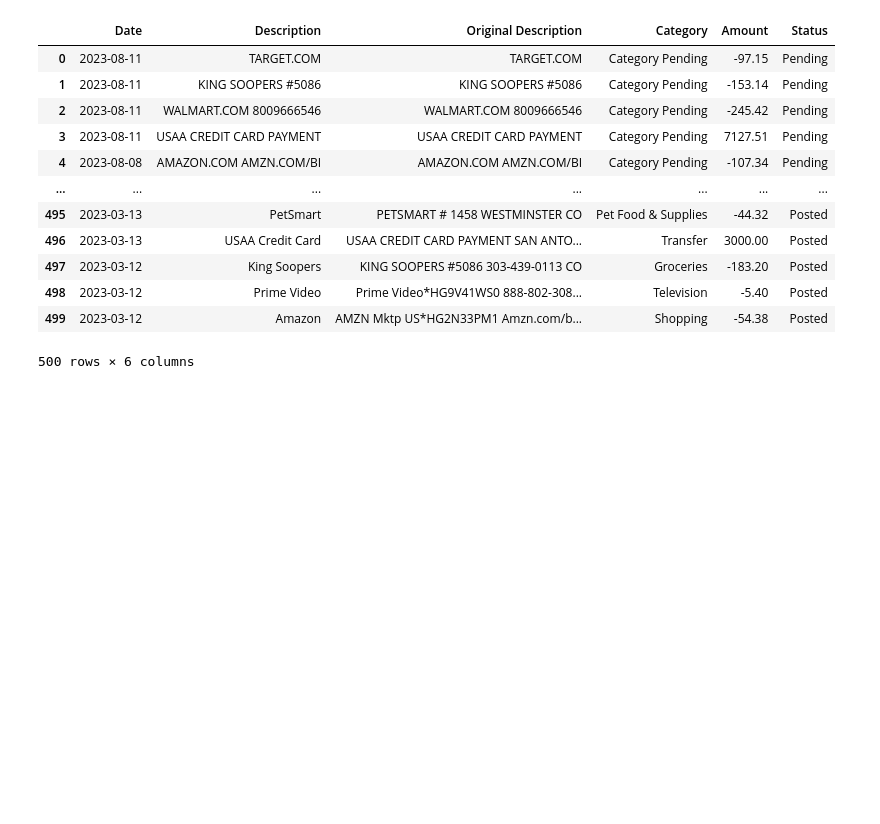
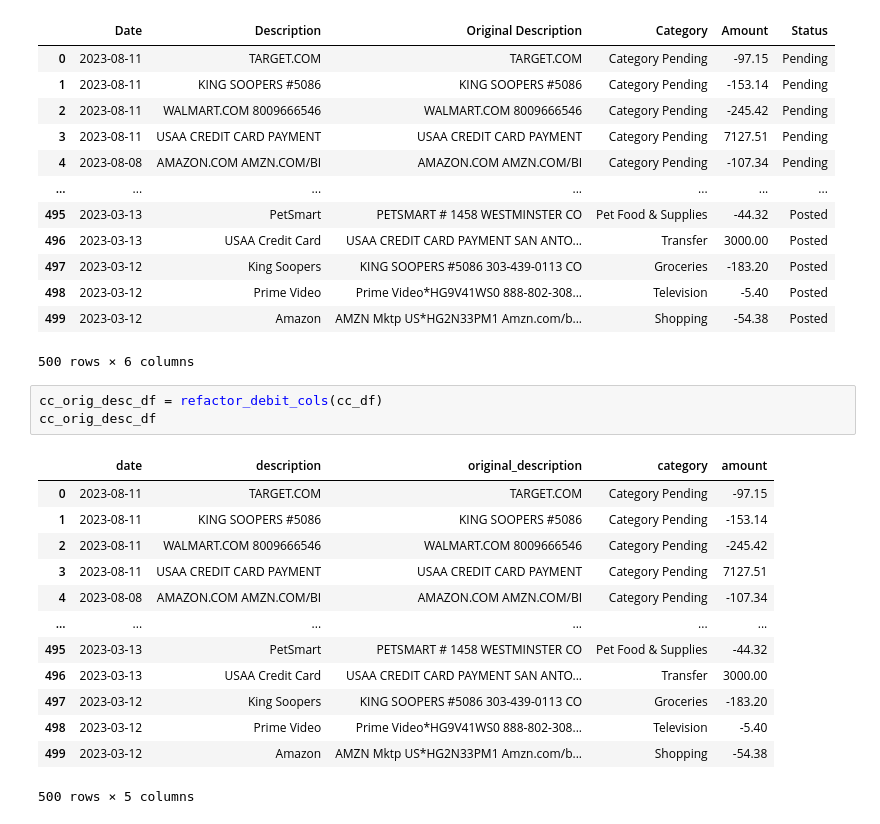
Before and after one commit to Tyton25/tools, a Jupyter notebook: Expenses_Analysis.ipynb, the cells around one changed output. Drawn from its saved outputs; the diff is of its cells as text; blank space fills up the shorter version.

```diff
--- a/Expenses_Analysis.ipynb
+++ b/Expenses_Analysis.ipynb
@@ -381,3 +357,20 @@ cc_df
 | 498 | 2023-03-12 | Prime Video | Prime Video*HG9V41WS0 888-802-308... | Television | -5.40 | Posted |
 | 499 | 2023-03-12 | Amazon | AMZN Mktp US*HG2N33PM1 Amzn.com/b... | Shopping | -54.38 | Posted |
 500 rows × 6 columns
+# %%
+cc_orig_desc_df = refactor_debit_cols(cc_df)
+cc_orig_desc_df
+# %% [output]
+|  | date | description | original_description | category | amount |
+| 0 | 2023-08-11 | TARGET.COM | TARGET.COM | Category Pending | -97.15 |
+| 1 | 2023-08-11 | KING SOOPERS #5086 | KING SOOPERS #5086 | Category Pending | -153.14 |
+| 2 | 2023-08-11 | WALMART.COM 8009666546 | WALMART.COM 8009666546 | Category Pending | -245.42 |
+| 3 | 2023-08-11 | USAA CREDIT CARD PAYMENT | USAA CREDIT CARD PAYMENT | Category Pending | 7127.51 |
+| 4 | 2023-08-08 | AMAZON.COM AMZN.COM/BI | AMAZON.COM AMZN.COM/BI | Category Pending | -107.34 |
+| ... | ... | ... | ... | ... | ... |
+| 495 | 2023-03-13 | PetSmart | PETSMART # 1458 WESTMINSTER CO | Pet Food & Supplies | -44.32 |
+| 496 | 2023-03-13 | USAA Credit Card | USAA CREDIT CARD PAYMENT SAN ANTO... | Transfer | 3000.00 |
+| 497 | 2023-03-12 | King Soopers | KING SOOPERS #5086 303-439-0113 CO | Groceries | -183.20 |
+| 498 | 2023-03-12 | Prime Video | Prime Video*HG9V41WS0 888-802-308... | Television | -5.40 |
+| 499 | 2023-03-12 | Amazon | AMZN Mktp US*HG2N33PM1 Amzn.com/b... | Shopping | -54.38 |
+500 rows × 5 columns
```
Also changed, not shown: parts of 19 cells of this notebook.
